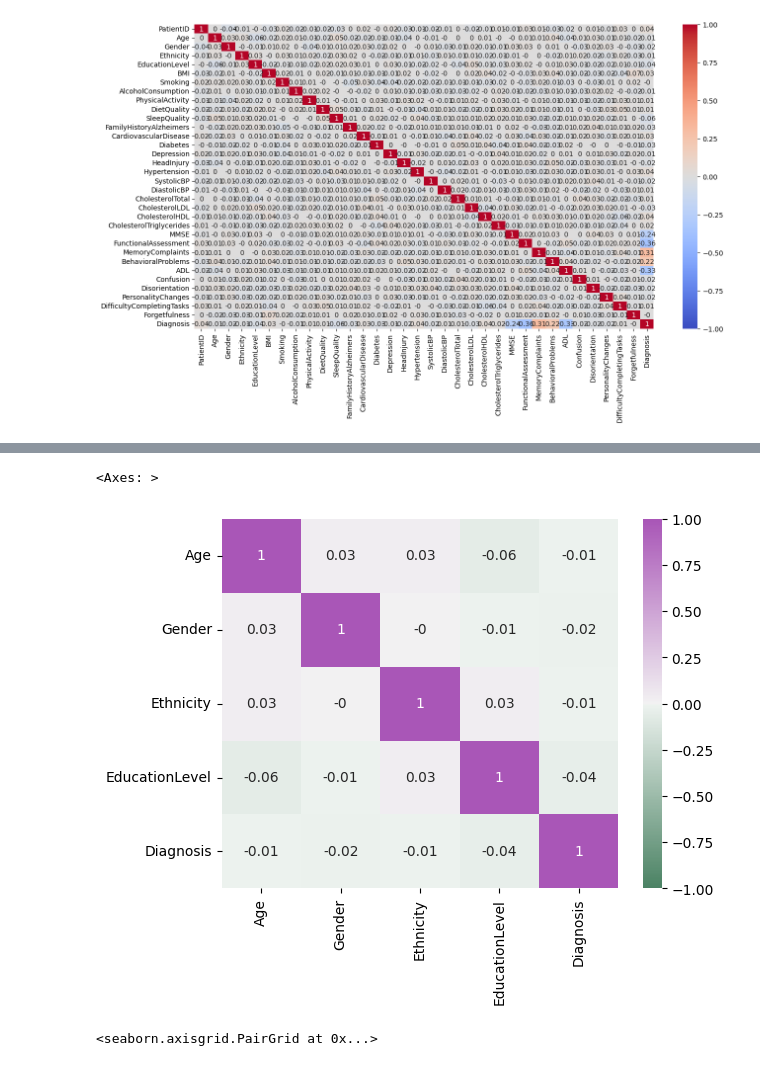
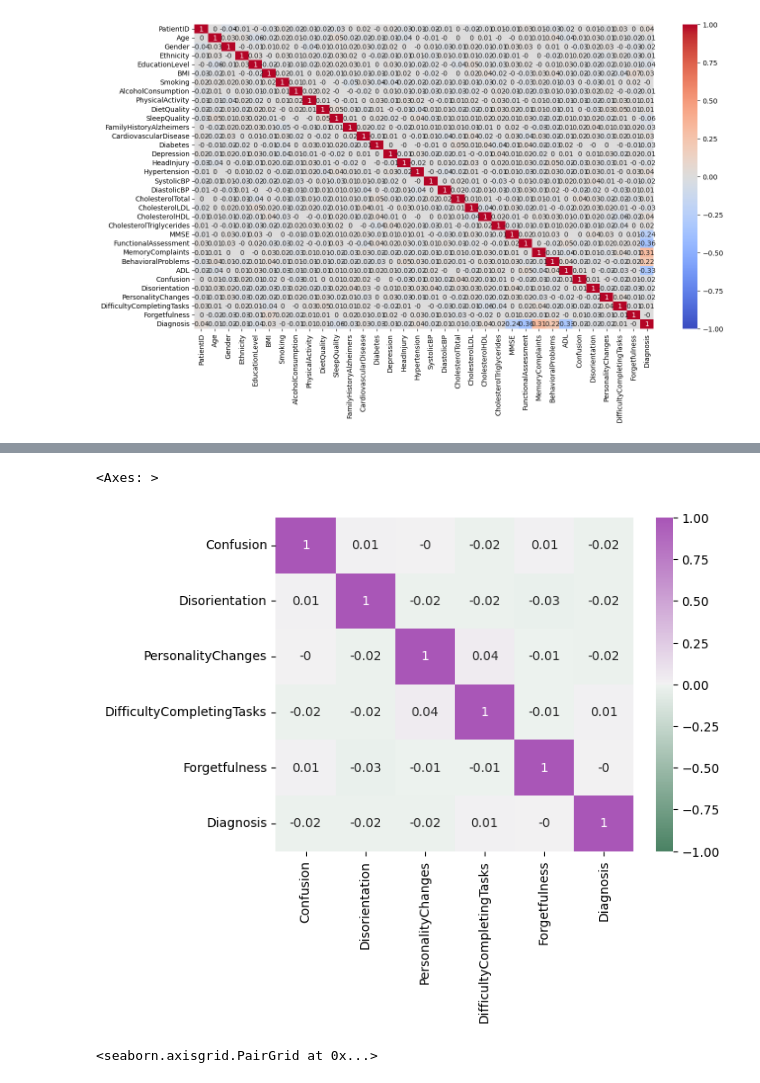
Before and after one commit to RauGarGom/ml_alzheimer_class, a Jupyter notebook: notebooks/class_model_2.ipynb, the cells around one changed output, grey strips where cells are left out. Cells and saved outputs as stored; diff of their text form; code cells hidden in the pictures.

```diff
--- a/notebooks/class_baseline_model copy.ipynb
+++ b/notebooks/class_model_2.ipynb
@@ -74,9 +95,9 @@ alz['demographics']=
 # %%
 palette = sns.diverging_palette(145, 300, s=60, as_cmap=True)
-sns.heatmap(round(alz_dem.corr(),2), vmin=-1,annot=True, cmap=palette)
+sns.heatmap(round(alz_sym.corr(),2), vmin=-1,annot=True, cmap=palette)
 # %% [output]
 <Axes: >
-[figure, old version]
+[figure, new version]
 # %%
 sns.pairplot(data=alz_sym,hue='Diagnosis')
 # %% [output]
```
Also changed, not shown: parts of 19 cells of this notebook, 4 other files.
